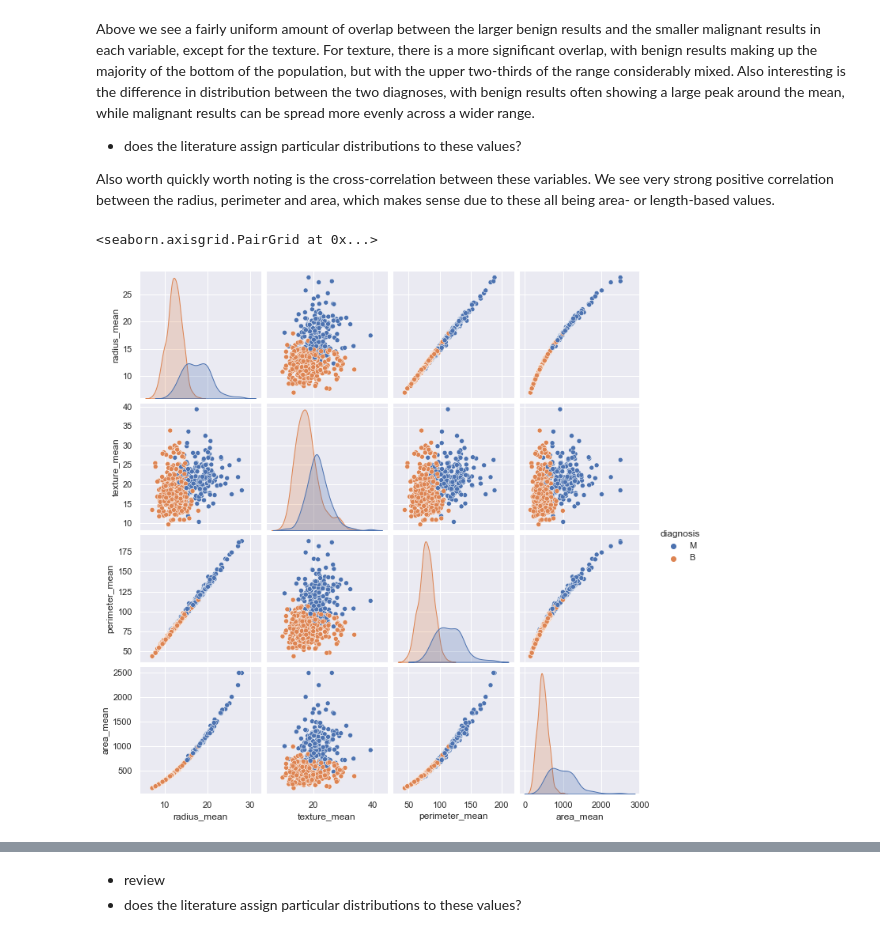
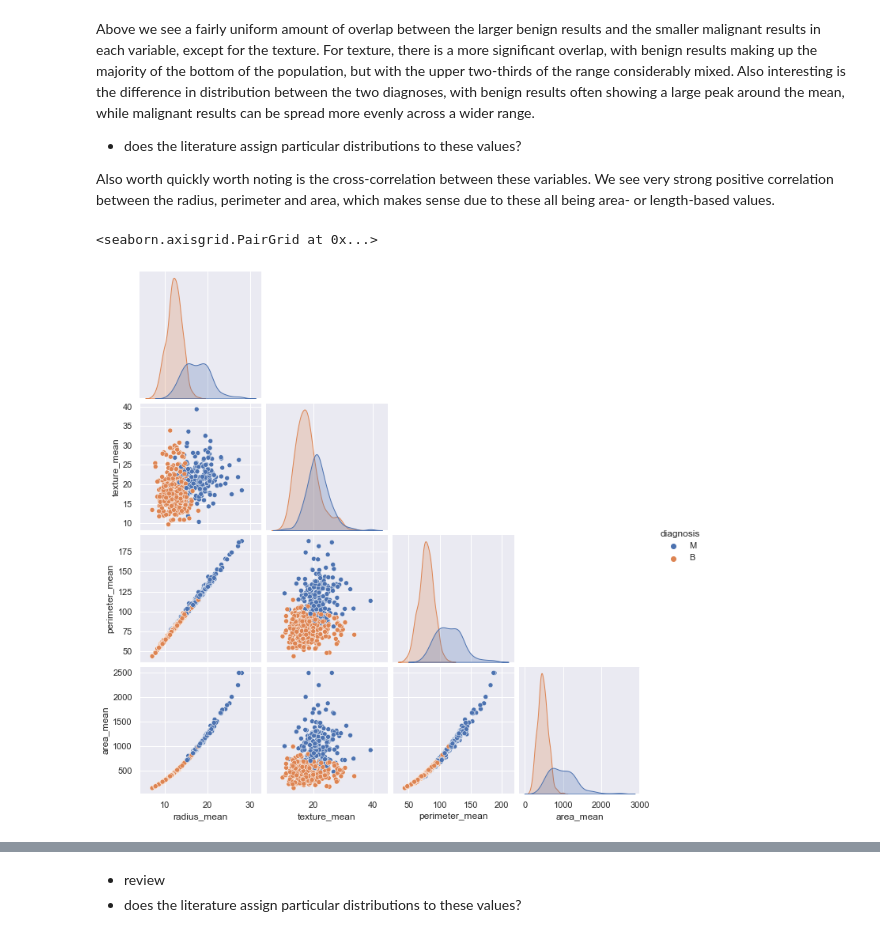
Before and after one commit to kiehozero/atu-progda-assignment-2, a Jupyter notebook: assignment.ipynb, the cells around one changed output, grey strips where cells are left out. Saved outputs shown, nothing was run; the diff lists cells and outputs as text; code cells hidden in the pictures.

```diff
--- a/assignment.ipynb
+++ b/assignment.ipynb
@@ -100,7 +100,7 @@ frame = df[['diagnosis','radius_mean','texture_mean','perimeter_mean','area_mean
 
 # solution for getting Seaborn histograms to work with subplots comes from Statology links in README
 
-sns.set(rc={"figure.figsize":(9, 8)})
+sns.set(rc={"figure.figsize":(12, 8)})
 fig, axes = plt.subplots(2, 2)
 
 # a plot for each of the spatial variables, separated by diagnosis
@@ -119,7 +119,7 @@ Above we see a fairly uniform amount of overlap between the larger benign result
 
 Also worth quickly worth noting is the cross-correlation between these variables. We see very strong positive correlation between the radius, perimeter and area, which makes sense due to these all being area- or length-based values.
 # %%
-sns.pairplot(data=spat_means,hue='diagnosis')
+sns.pairplot(data=spat_means,hue='diagnosis',corner=True)
 # %% [output]
 <seaborn.axisgrid.PairGrid at 0x...>
-[figure, old version]
+[figure, new version]
```
Also changed, not shown: parts of 5 cells of this notebook.
